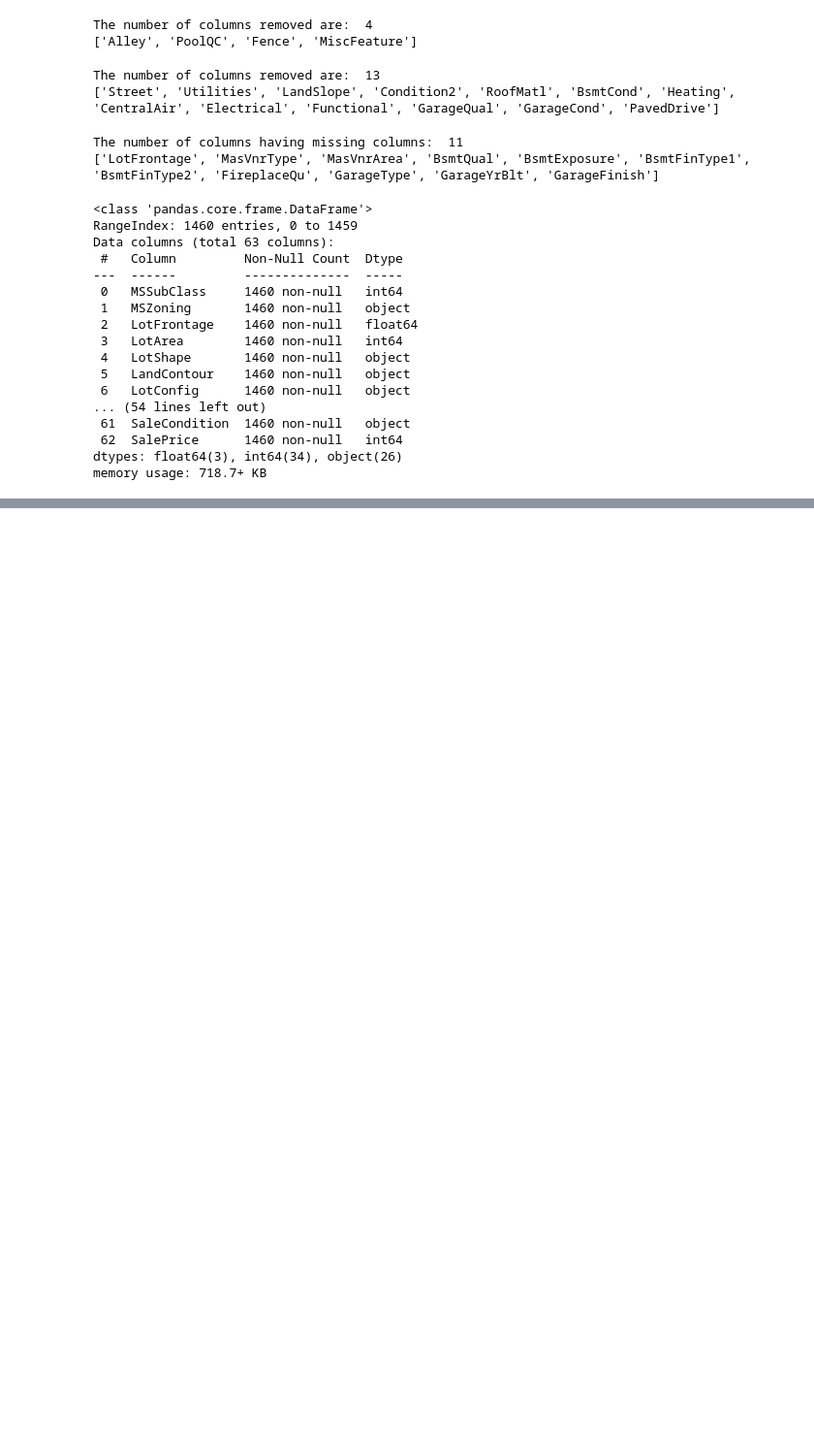
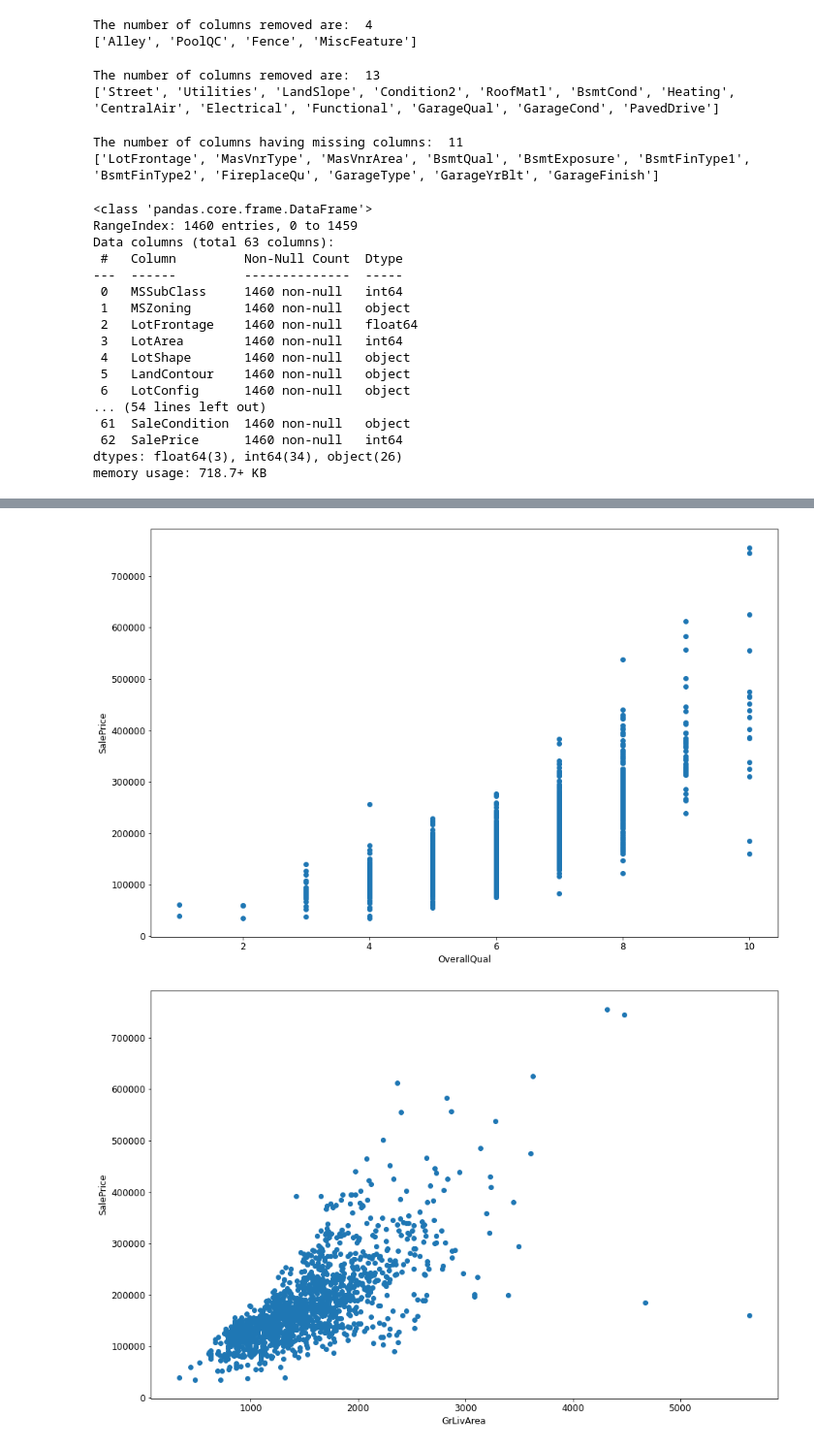
Before and after one commit to kvc0608/HousePricing, a Jupyter notebook: SurpriseHousing.ipynb, the cells around one changed output, grey strips where cells are left out. Shown at 97% size. Saved outputs shown, nothing was run; the diff lists cells and outputs as text; code cells hidden in the pictures; blank space fills up the shorter version.

```diff
--- a/SurpriseHousing.ipynb
+++ b/SurpriseHousing.ipynb
@@ -220,0 +232,6 @@ coeff=coeff[coeff!=0]
+# %%
+# Scatter plot between numerical variables
+eda.scatter_plot(data)
+# %% [output]
+[figure, added]
+[figure, added]
```
Also changed, not shown: parts of 39 cells of this notebook.
